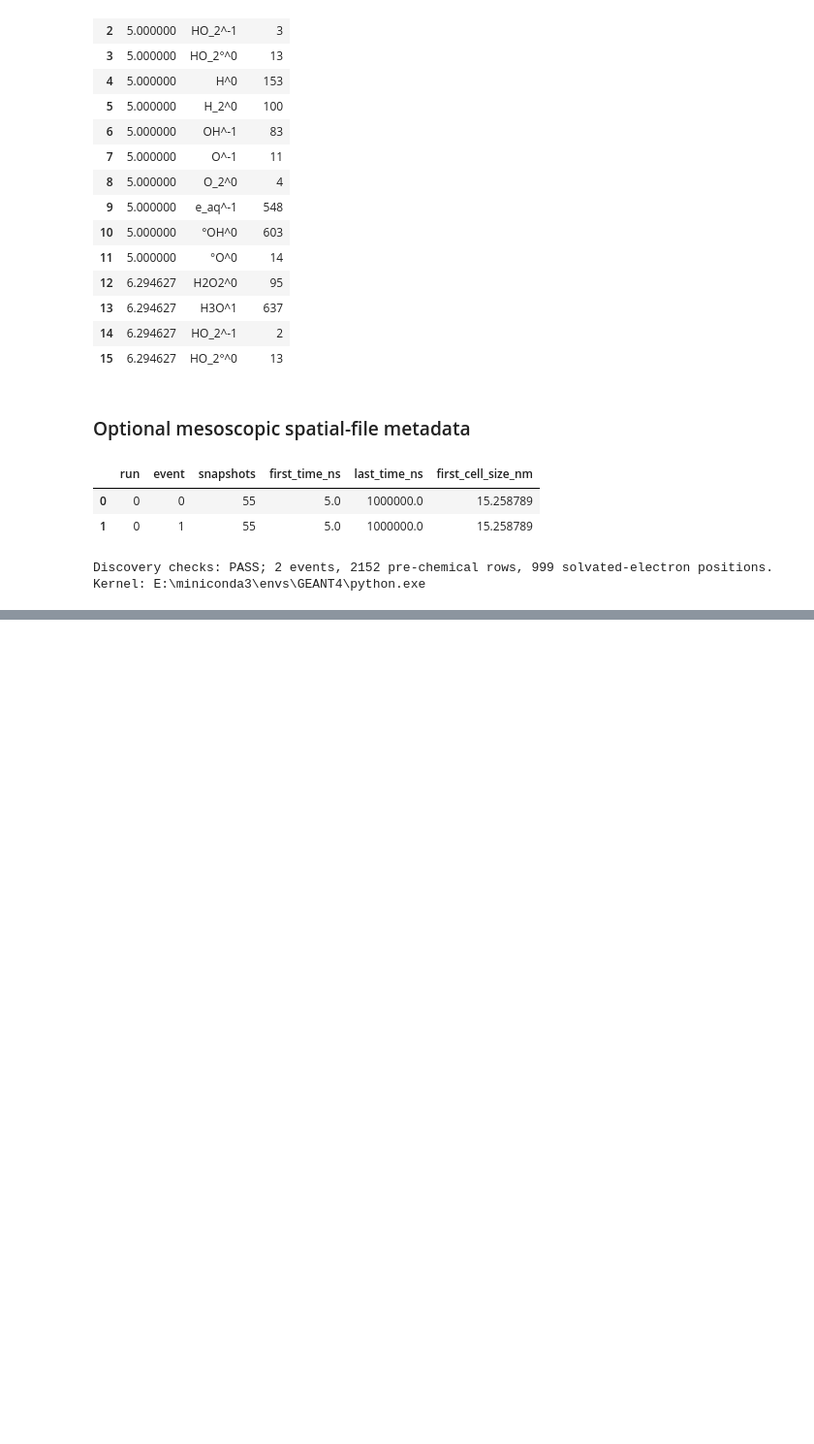
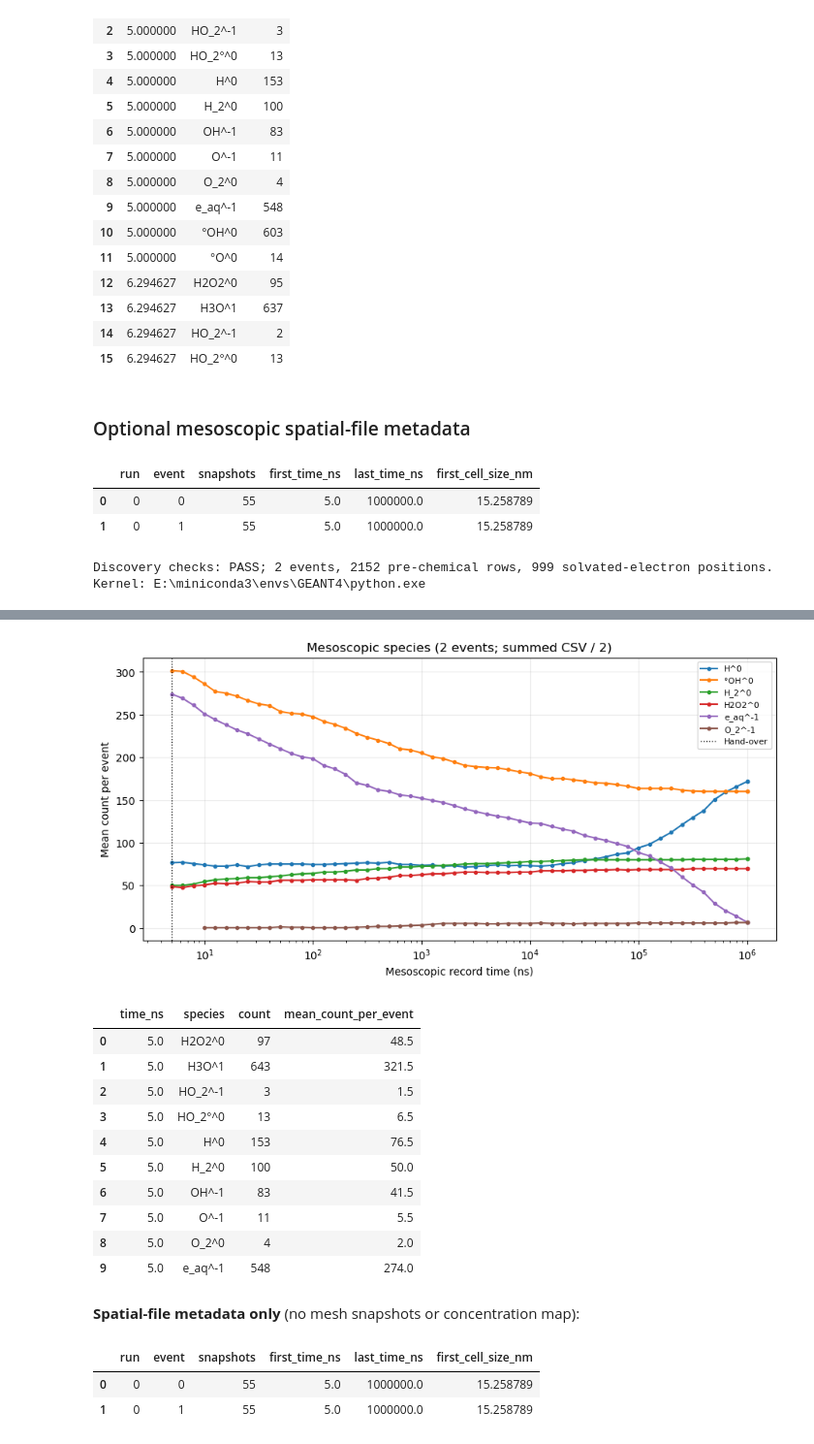
Before and after one commit to rtonneau/PFLASH, a Jupyter notebook: notebooks/vertical_slice.ipynb, the cells around one changed output, grey strips where cells are left out. Shown at 97% size. Cells and saved outputs as stored; diff of their text form; code cells hidden in the pictures; blank space fills up the shorter version.

```diff
--- a/notebooks/vertical_slice.ipynb
+++ b/notebooks/vertical_slice.ipynb
@@ -359,0 +577,47 @@ Kernel: E:\miniconda3\envs\GEANT4\python.exe
+# %%
+if meso_species.empty:
+    display(Markdown('**No mesoscopic aggregate counts to plot.** Enable `/chem/meso/enable true` with IRT_syn and regenerate `SpeciesMeso.csv`; the spatial file alone does not provide an aggregate count curve.'))
+else:
+    meso_view = meso_species.copy()
+    meso_view['mean_count_per_event'] = meso_view['count'] / meso_dump.manifest.totalEvents
+    last_meso_time = meso_view['time_ns'].max()
+    selected_meso = (meso_view.loc[meso_view['time_ns'] == last_meso_time]
+                     .nlargest(6, 'mean_count_per_event')['species'].tolist())
+    fig, ax = plt.subplots(figsize=(9, 4.5), constrained_layout=True)
+    for name in selected_meso:
+        series = meso_view.loc[meso_view['species'] == name].sort_values('time_ns')
+        ax.plot(series['time_ns'], series['mean_count_per_event'], marker='.', label=name)
+    ax.axvline(meso_dump.manifest.handOverTime_ns, color='black', linestyle=':',
+               linewidth=1, label='Hand-over')
+    ax.set_xscale('log')
+    ax.set(xlabel='Mesoscopic record time (ns)', ylabel='Mean count per event',
+           title=f'Mesoscopic species ({meso_events} events; summed CSV / {meso_events})')
+    ax.legend(fontsize=8)
+    ax.grid(alpha=.25)
+    display(fig)
+    plt.close(fig)
+    display(meso_view.loc[meso_view['time_ns'] == meso_view['time_ns'].min(),
+                           ['time_ns', 'species', 'count', 'mean_count_per_event']].head(10))
+
+if spatial_file is not None:
+    display(Markdown('**Spatial-file metadata only** (no mesh snapshots or concentration map):'))
+    display(meso_spatial_metadata)
+else:
+    display(Markdown('Spatial HDF5 file unavailable; set `/chem/meso/spatialOutput true` before `/run/initialize` to inspect metadata.'))
+# %% [output]
+[figure, added]
+|  | time_ns | species | count | mean_count_per_event |
+| 0 | 5.0 | H2O2^0 | 97 | 48.5 |
+| 1 | 5.0 | H3O^1 | 643 | 321.5 |
+| 2 | 5.0 | HO_2^-1 | 3 | 1.5 |
+| 3 | 5.0 | HO_2°^0 | 13 | 6.5 |
+| 4 | 5.0 | H^0 | 153 | 76.5 |
+| 5 | 5.0 | H_2^0 | 100 | 50.0 |
+| 6 | 5.0 | OH^-1 | 83 | 41.5 |
+| 7 | 5.0 | O^-1 | 11 | 5.5 |
+| 8 | 5.0 | O_2^0 | 4 | 2.0 |
+| 9 | 5.0 | e_aq^-1 | 548 | 274.0 |
+**Spatial-file metadata only** (no mesh snapshots or concentration map):
+|  | run | event | snapshots | first_time_ns | last_time_ns | first_cell_size_nm |
+| 0 | 0 | 0 | 55 | 5.0 | 1000000.0 | 15.258789 |
+| 1 | 0 | 1 | 55 | 5.0 | 1000000.0 | 15.258789 |
```
Also changed, not shown: parts of 9 cells of this notebook.
